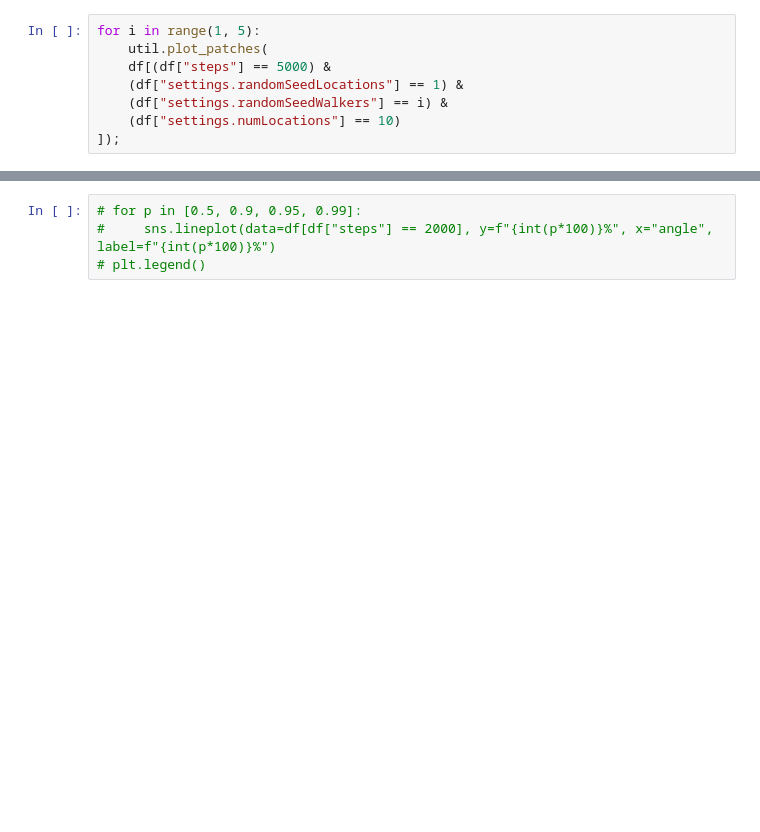
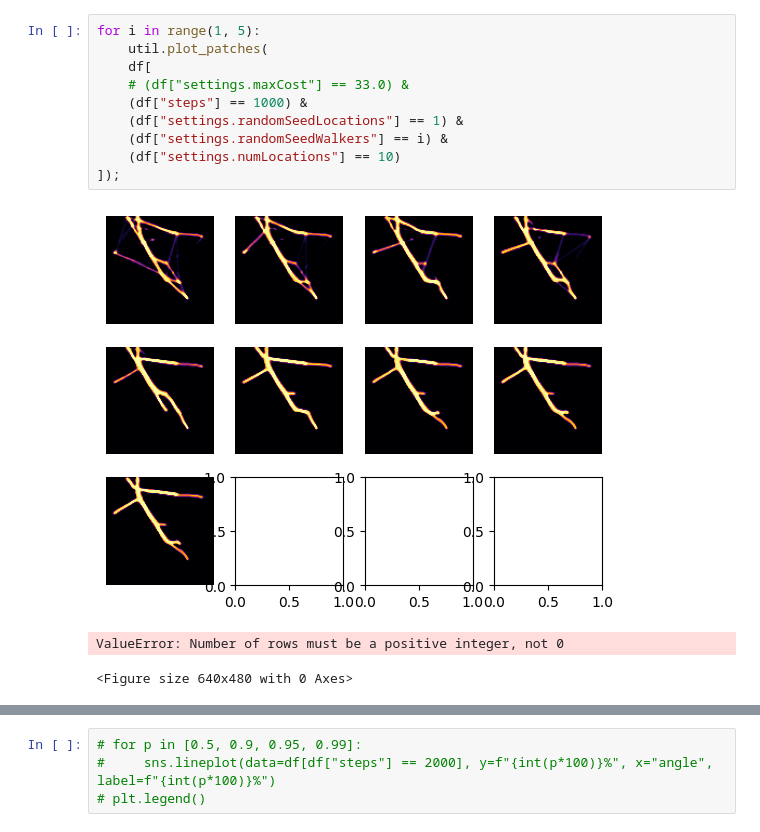
Before and after one commit to brendanwallace/animalpaths, a Jupyter notebook: notebooks/cost-angles-7-31.ipynb, the cells around one changed output, grey strips where cells are left out. Drawn from its saved outputs; the diff is of its cells as text; blank space fills up the shorter version.

```diff
--- a/notebooks/cost-angles-7-31.ipynb
+++ b/notebooks/cost-angles-7-31.ipynb
@@ -23,11 +43,17 @@ util.describe(df)
 # %%
 for i in range(1, 5):
     util.plot_patches(
-    df[(df["steps"] == 5000) &
+    df[
+    # (df["settings.maxCost"] == 33.0) &
+    (df["steps"] == 1000) &
     (df["settings.randomSeedLocations"] == 1) &
     (df["settings.randomSeedWalkers"] == i) &
     (df["settings.numLocations"] == 10)
 ]);
+# %% [output]
+[figure, added]
+ValueError: Number of rows must be a positive integer, not 0
+<Figure size 640x480 with 0 Axes>
 # %%
 sns.relplot(data=df, kind="line",
          y="avgHeading", x="steps",
```
Also changed, not shown: parts of 9 cells of this notebook, 1 other file.
